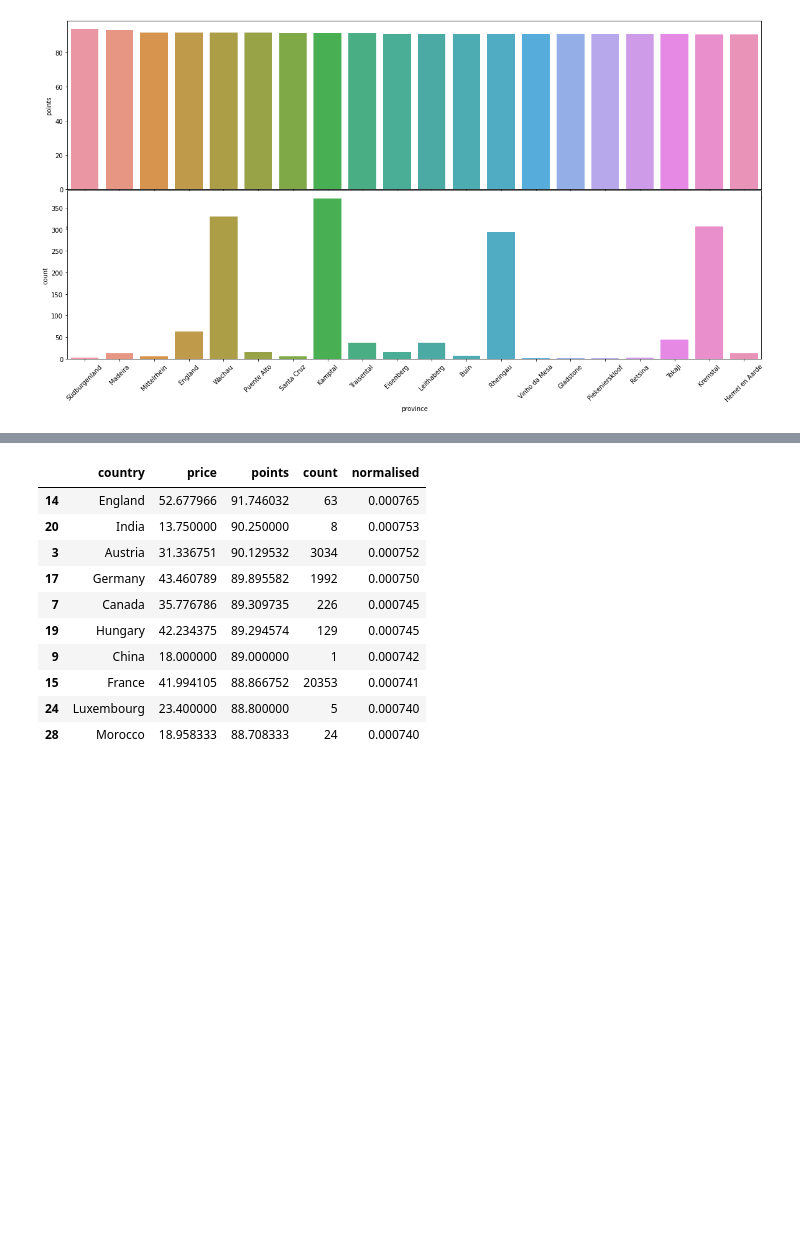
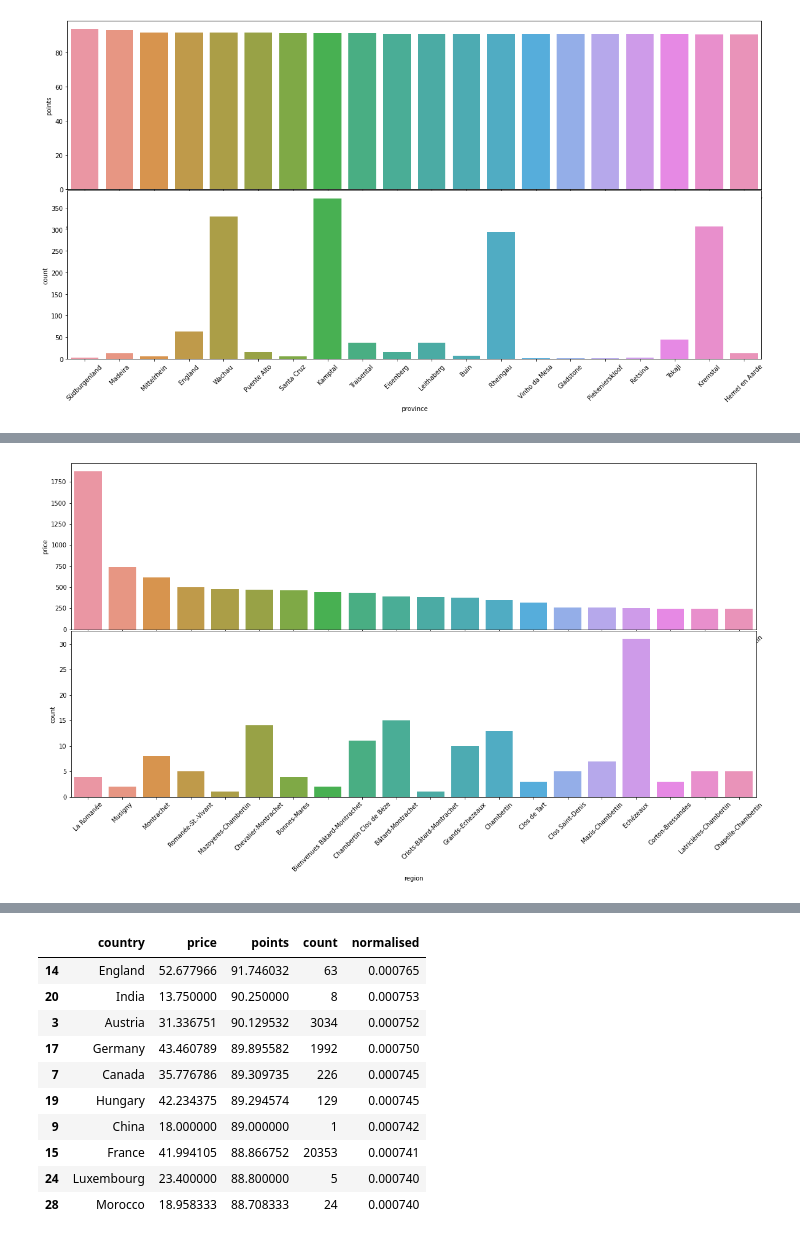
Before and after one commit to jbmarcelino1/WinePredictor, a Jupyter notebook: notebooks/Untitled.ipynb, the cells around one changed output, grey strips where cells are left out. Drawn from its saved outputs; the diff is of its cells as text; code cells hidden in the pictures; blank space fills up the shorter version.

```diff
--- a/notebooks/Untitled.ipynb
+++ b/notebooks/Untitled.ipynb
@@ -256,0 +282,4 @@ create_bar_chart('province','points',province)
+# %%
+create_bar_chart('region','price',region)
+# %% [output]
+[figure, added]
```
Also changed, not shown: parts of 36 cells of this notebook.
